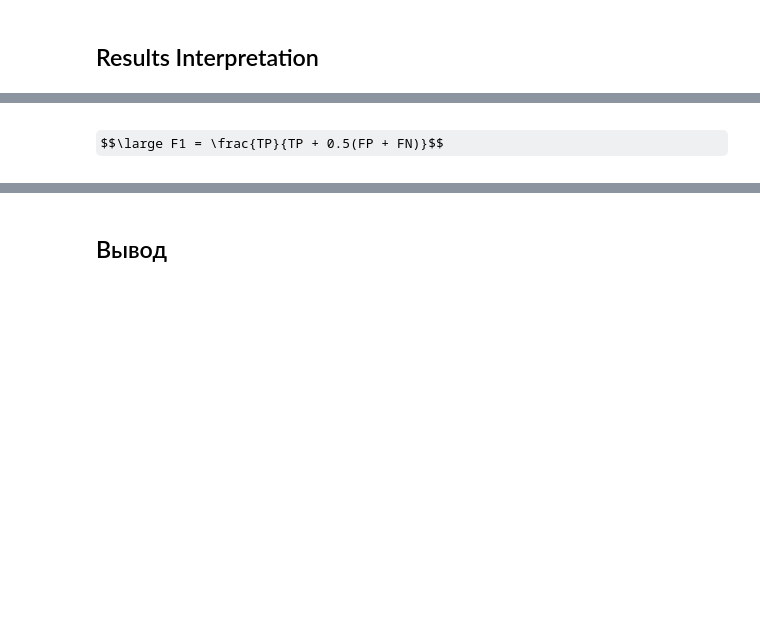
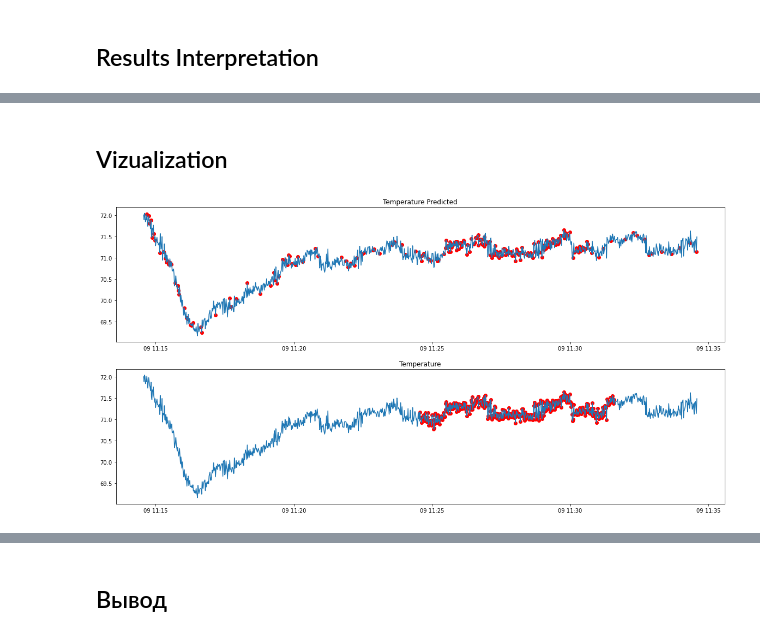
Before and after one commit to dabdya/anomaly_detection, a Jupyter notebook: IForest.ipynb, the cells around one changed output, grey strips where cells are left out. Cells and saved outputs as stored; diff of their text form; code cells hidden in the pictures; some formulas as TeX source; blank space fills up the shorter version.

```diff
--- a/IForest.ipynb
+++ b/IForest.ipynb
@@ -86,3 +88,5 @@ for root, dirs, files in os.walk("data/"):
         f_name = f'{root}/{file}'
         if file.endswith(".csv") and "anomaly-free" not in file and "other/2.csv" not in f_name:
              all_files.append(f_name)    #other/2.csv содержит только 100 здоровых сэмплов
+
+list_of_df = [pd.read_csv(file, sep=';', index_col='datetime', parse_dates=True) for file in all_files][13:]
@@ -103,7 +93,9 @@ train_prefix_len # число сэмплов для обучения в нача
+# %%
+TRAIN_SIZE = 600
+VOTE_THRESHOLD = 0.7
 # %%
-df = pd.read_csv("data/valve1/3.csv", sep=';', index_col='datetime', parse_dates=True)
-df = df[health_beginning_length:]
-y_test = df["anomaly"]
-df.drop(["anomaly", "changepoint"], inplace=True, axis=1)
-df.sort_index(inplace=True)
-x_test = df
+df_test = pd.read_csv("data/valve1/3.csv", sep=';', index_col='datetime', parse_dates=True)
+df_test = df_test.sort_index()
+
+y_test = df_test["anomaly"]
+df_test.drop(["anomaly", "changepoint"], inplace=True, axis=1)
@@ -116,13 +107,19 @@ from tqdm import tqdm
 # %%
 clf = IsolationForest(contamination=0.01, n_jobs=-1)
 list_of_predictions=[]
+
 for i, df in tqdm(enumerate(list_of_df)):
     df = df.drop(["anomaly", "changepoint"], axis=1)
-    x = df.values
-    clf.fit(x[:train_prefix_len])
-    predictions_raw = clf.predict(x_test.values)
+    clf.fit(df.values[:TRAIN_SIZE])
+    predictions_raw = clf.predict(df_test.values)
     predictions = pd.Series(predictions_raw).map({-1: 1, 1:0})
     list_of_predictions.append(predictions)
+
 all_predictions = pd.DataFrame(list_of_predictions).T
-voting_res = (all_predictions.mean(axis=1)>0.5).astype(int)
-f1_score(y_test, voting_res), mar(y_test, voting_res), far(y_test, voting_res), all_predictions.sum(axis=0)
+voting_res = (all_predictions.mean(axis=1) > VOTE_THRESHOLD).astype(int)
+
+mar_res = mar(y_test, voting_res)
+far_res = far(y_test, voting_res)
+f1_res = f1_score(y_test, voting_res)
+
+print(f"F1 = {round(f1_res, 2)}\nFAR = {round(far_res, 2)}\nMAR = {round(mar_res, 2)}")
@@ -159,2 +159,0 @@ far_res = far(y_test, voting_res) # ложноопределенные
-# %% [markdown]
-$$\large F1 = \frac{TP}{TP + 0.5(FP + FN)}$$
@@ -163,19 +160,22 @@ f1_res = f1_score(y_test, voting_res)
+# %% [markdown]
+## Vizualization
 # %%
-# plt.subplot(2, 1, 1)
 fig, axs = plt.subplots(2, 1, figsize=(20,10))
-temperatures = df.Temperature
+temperatures = df_test.Temperature
 axs[0].plot(temperatures)
+axs[1].plot(temperatures)
 
 y = pd.Series(voting_res)
 anomalies_indecies = y.index[y == 1]
-axs[0].scatter(df.index[anomalies_indecies], temperatures[anomalies_indecies], color='r')
-# #axs.scatter(cpi, temperatures[cpi], color='g', marker='^', s=300)
+axs[0].scatter(df_test.index[anomalies_indecies], temperatures[anomalies_indecies], color='r')
 axs[0].set_title("Temperature Predicted")
 
-axs[1].plot(temperatures)
 y = pd.Series(y_test)
 anomalies_indecies = pd.Series(y.values).index[y == 1]
-axs[1].scatter(df.index[anomalies_indecies], temperatures[anomalies_indecies], color='r')
-# #axs.scatter(cpi, temperatures[cpi], color='g', marker='^', s=300)
+axs[1].scatter(df_test.index[anomalies_indecies], temperatures[anomalies_indecies], color='r')
 axs[1].set_title("Temperature")
+
+plt.show()
+# %% [output]
+[figure, added]
 # %%
```
Also changed, not shown: parts of 19 cells of this notebook.
